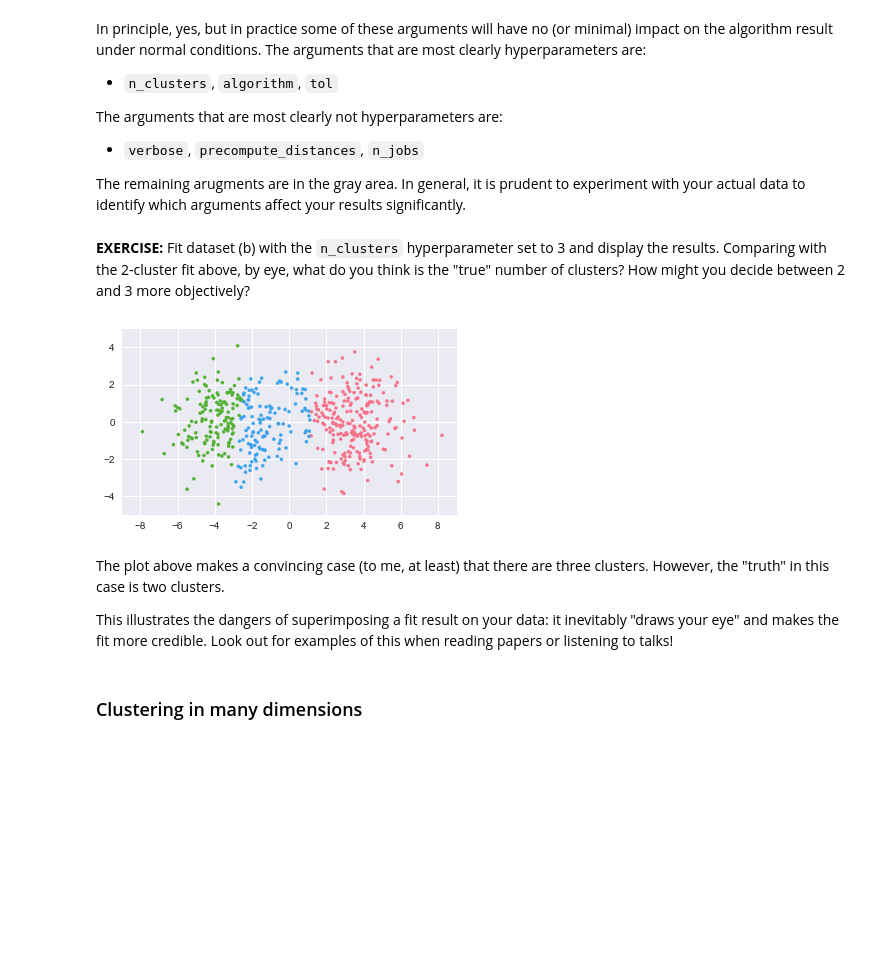
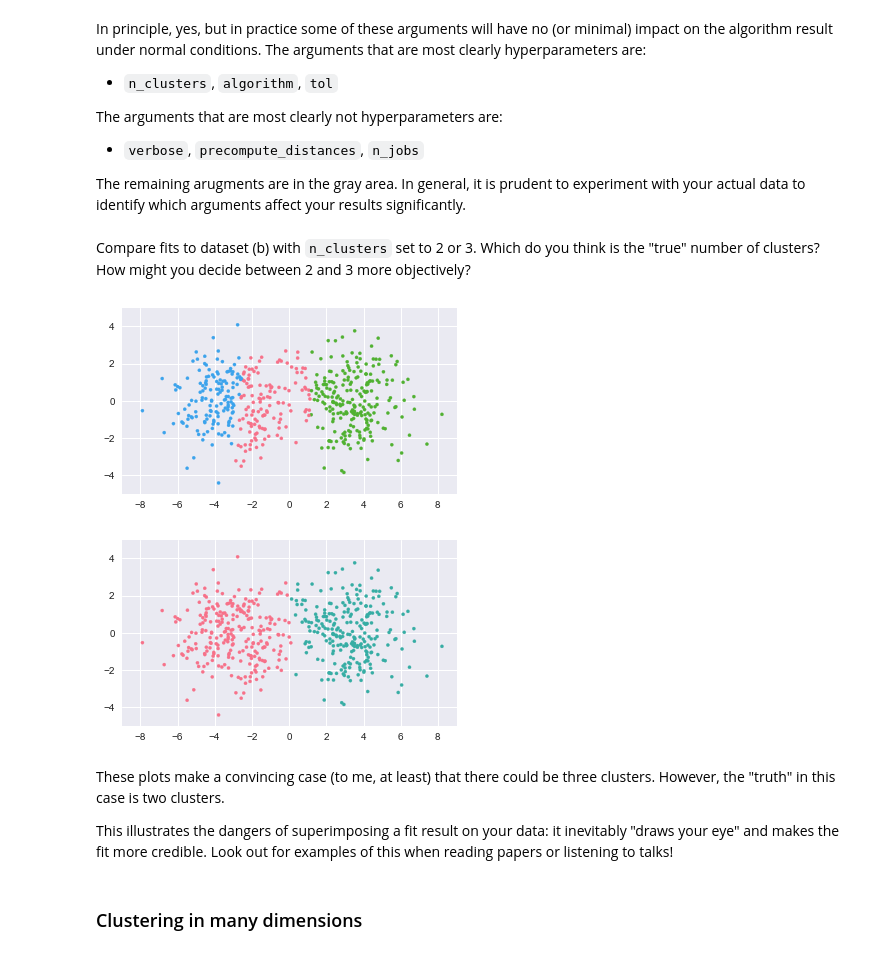
Before and after one commit to Asterics2020-Obelics/School2018, a Jupyter notebook: machinelearning/Clustering.ipynb, the cells around one changed output. Cells and saved outputs as stored; diff of their text form; code cells hidden in the pictures; blank space fills up the shorter version.

Commit message:
Simplify clustering exercises

```diff
--- a/machinelearning/Clustering.ipynb
+++ b/machinelearning/Clustering.ipynb
@@ -150,14 +150,16 @@ The arguments that are most clearly not hyperparameters are:
 
 The remaining arugments are in the gray area.  In general, it is prudent to experiment with your actual data to identify which arguments affect your results significantly.
 # %% [markdown]
-**EXERCISE:** Fit dataset (b) with the `n_clusters` hyperparameter set to 3 and display the results. Comparing with the 2-cluster fit above, by eye, what do you think is the "true" number of clusters?  How might you decide between 2 and 3 more objectively?
+Compare fits to dataset (b) with `n_clusters` set to 2 or 3. Which do you think is the "true" number of clusters?  How might you decide between 2 and 3 more objectively?
 # %%
 b_fit_3 = cluster.KMeans(n_clusters=3).fit(b_data)
-plot_clusters(b_data, b_fit_3)
+plot_clusters(b_data, b_fit_3); plt.show()
+plot_clusters(b_data, b_fit)
 # %% [output]
-[figure, old version]
+[figure, new version]
+[figure, added]
 # %% [markdown]
-The plot above makes a convincing case (to me, at least) that there are three clusters.  However, the "truth" in this case is two clusters.
+These plots make a convincing case (to me, at least) that there could be three clusters.  However, the "truth" in this case is two clusters.
 
 This illustrates the dangers of superimposing a fit result on your data: it inevitably "draws your eye" and makes the fit more credible. Look out for examples of this when reading papers or listening to talks!
 # %% [markdown]
```
Also changed, not shown: parts of 9 cells of this notebook.
